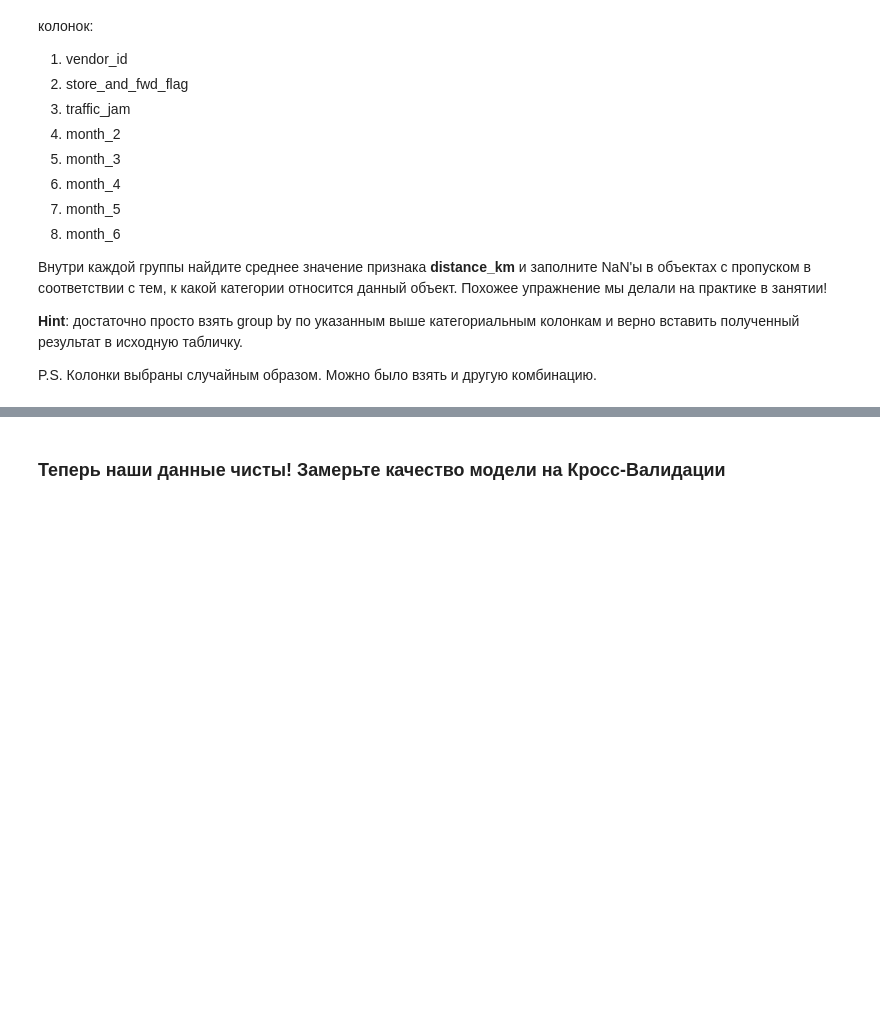
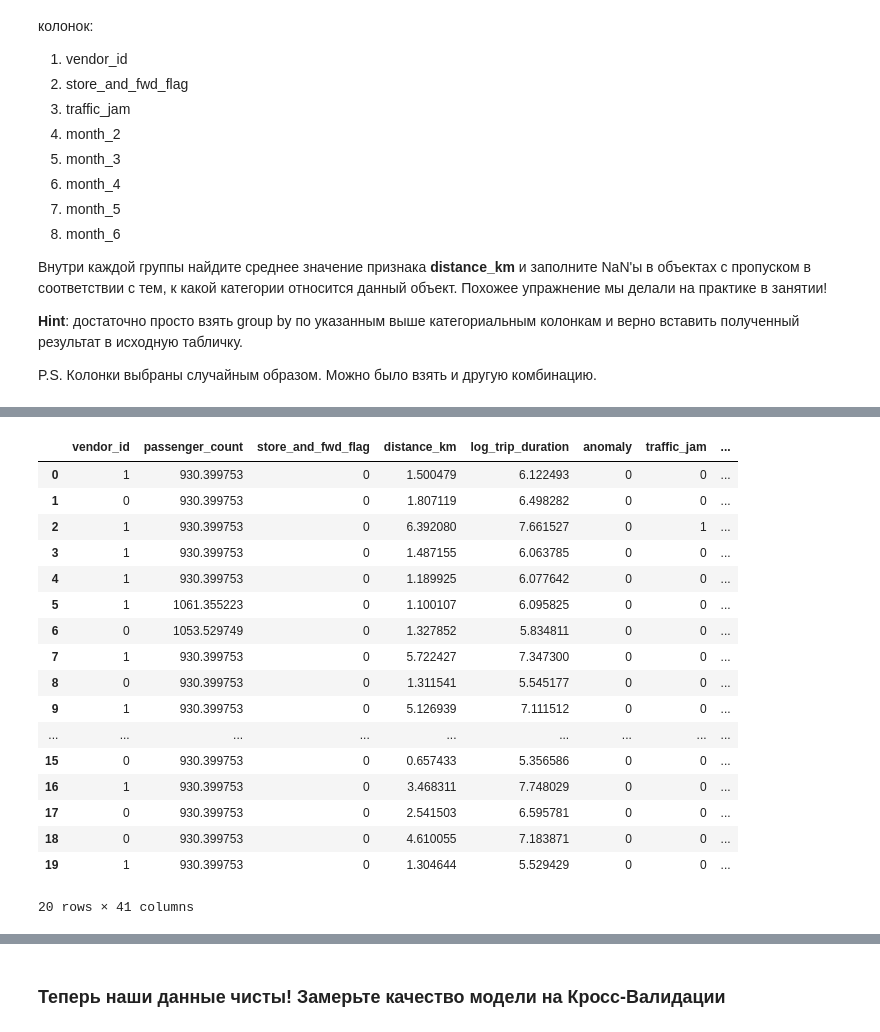
Before and after one commit to aladed/cours, a Jupyter notebook: 2Block/8modul/HW_8.ipynb, the cells around one changed output, grey strips where cells are left out. Cells and saved outputs as stored; diff of their text form; code cells hidden in the pictures; blank space fills up the shorter version.

```diff
--- a/2Block/8modul/HW_8.ipynb
+++ b/2Block/8modul/HW_8.ipynb
@@ -52,0 +127,22 @@ P.S. Колонки выбраны случайным образом. Можно
+# %%
+data.head(20).to_csv('HW_8_7c_out.csv', sep=';', index=False)
+data.head(20)
+# %% [output]
+|  | vendor_id | passenger_count | store_and_fwd_flag | distance_km | log_trip_duration | anomaly | traffic_jam | ... |
+| 0 | 1 | 930.399753 | 0 | 1.500479 | 6.122493 | 0 | 0 | ... |
+| 1 | 0 | 930.399753 | 0 | 1.807119 | 6.498282 | 0 | 0 | ... |
+| 2 | 1 | 930.399753 | 0 | 6.392080 | 7.661527 | 0 | 1 | ... |
+| 3 | 1 | 930.399753 | 0 | 1.487155 | 6.063785 | 0 | 0 | ... |
+| 4 | 1 | 930.399753 | 0 | 1.189925 | 6.077642 | 0 | 0 | ... |
+| 5 | 1 | 1061.355223 | 0 | 1.100107 | 6.095825 | 0 | 0 | ... |
+| 6 | 0 | 1053.529749 | 0 | 1.327852 | 5.834811 | 0 | 0 | ... |
+| 7 | 1 | 930.399753 | 0 | 5.722427 | 7.347300 | 0 | 0 | ... |
+| 8 | 0 | 930.399753 | 0 | 1.311541 | 5.545177 | 0 | 0 | ... |
+| 9 | 1 | 930.399753 | 0 | 5.126939 | 7.111512 | 0 | 0 | ... |
+| ... | ... | ... | ... | ... | ... | ... | ... | ... |
+| 15 | 0 | 930.399753 | 0 | 0.657433 | 5.356586 | 0 | 0 | ... |
+| 16 | 1 | 930.399753 | 0 | 3.468311 | 7.748029 | 0 | 0 | ... |
+| 17 | 0 | 930.399753 | 0 | 2.541503 | 6.595781 | 0 | 0 | ... |
+| 18 | 0 | 930.399753 | 0 | 4.610055 | 7.183871 | 0 | 0 | ... |
+| 19 | 1 | 930.399753 | 0 | 1.304644 | 5.529429 | 0 | 0 | ... |
+20 rows × 41 columns
```
Also changed, not shown: parts of 15 cells of this notebook, 5 other files.
